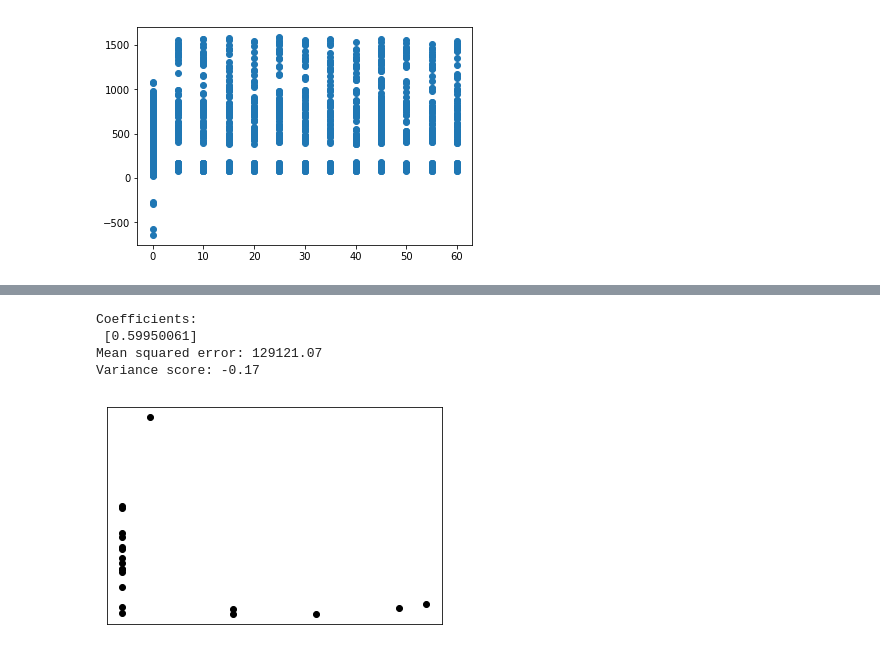
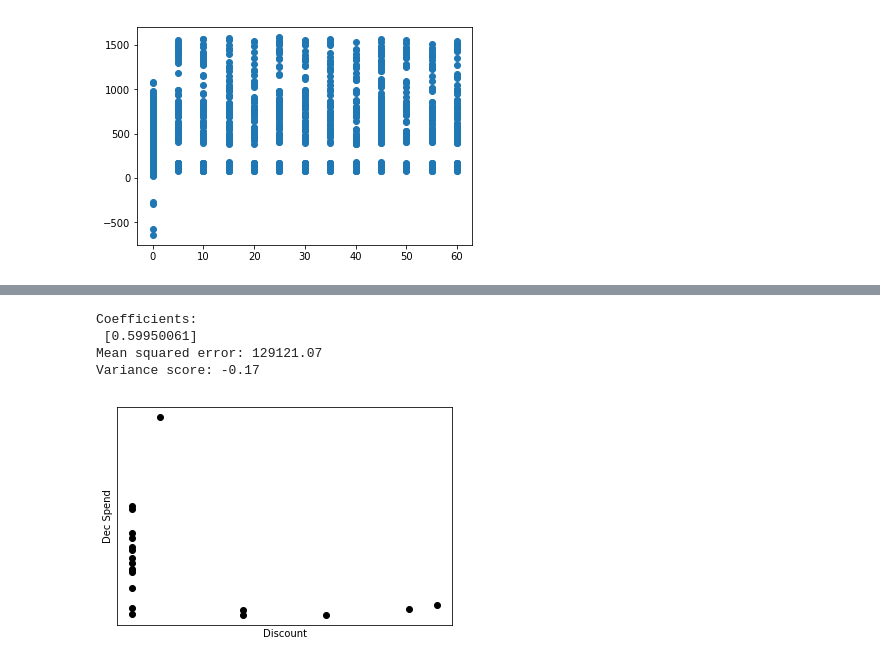
Before and after one commit to michlee1337/DataScience, a Jupyter notebook: disc_effect/discountEffect.ipynb, the cells around one changed output, grey strips where cells are left out. Cells and saved outputs as stored; diff of their text form; code cells hidden in the pictures.

```diff
--- a/disc_effect/discountEffect.ipynb
+++ b/disc_effect/discountEffect.ipynb
@@ -110,32 +184,33 @@ DecSpend_test = df['DecSpend'][-20:]
 
 # Create linear regression object
 regr = linear_model.LinearRegression()
 
 # Train the model using the training sets
 regr.fit(Disc_train, DecSpend_train)
 
 # Make predictions using the testing set
 DecSpend_pred = regr.predict(Disc_test)
 
 # The coefficients
 print('Coefficients: \n', regr.coef_)
 # The mean squared error
 print("Mean squared error: %.2f"
       % mean_squared_error(DecSpend_test, DecSpend_pred))
 # Explained variance score: 1 is perfect prediction
 print('Variance score: %.2f' % r2_score(DecSpend_test, DecSpend_pred))
 
 # Plot outputs
 plt.scatter(Disc_test, DecSpend_test,  color='black')
 #plt.plot(Disc_test, DecSpend_test, color='blue', linewidth=3)
-
+plt.xlabel('Discount')
+plt.ylabel('Dec Spend')
 plt.xticks(())
 plt.yticks(())
 
 plt.show()
 # %% [output]
 Coefficients:
  [0.59950061]
 Mean squared error: 129121.07
 Variance score: -0.17
-[figure, old version]
+[figure, new version]
```
Also changed, not shown: parts of 29 cells of this notebook.
